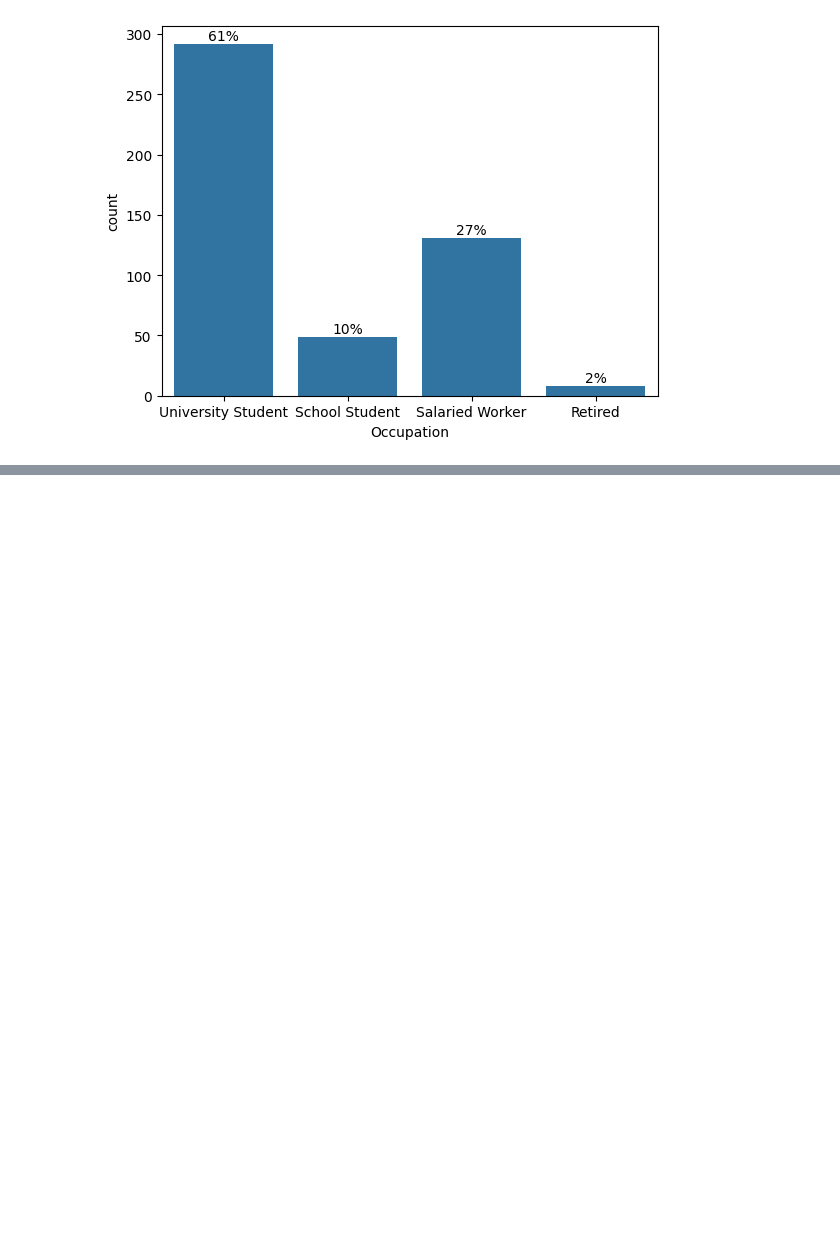
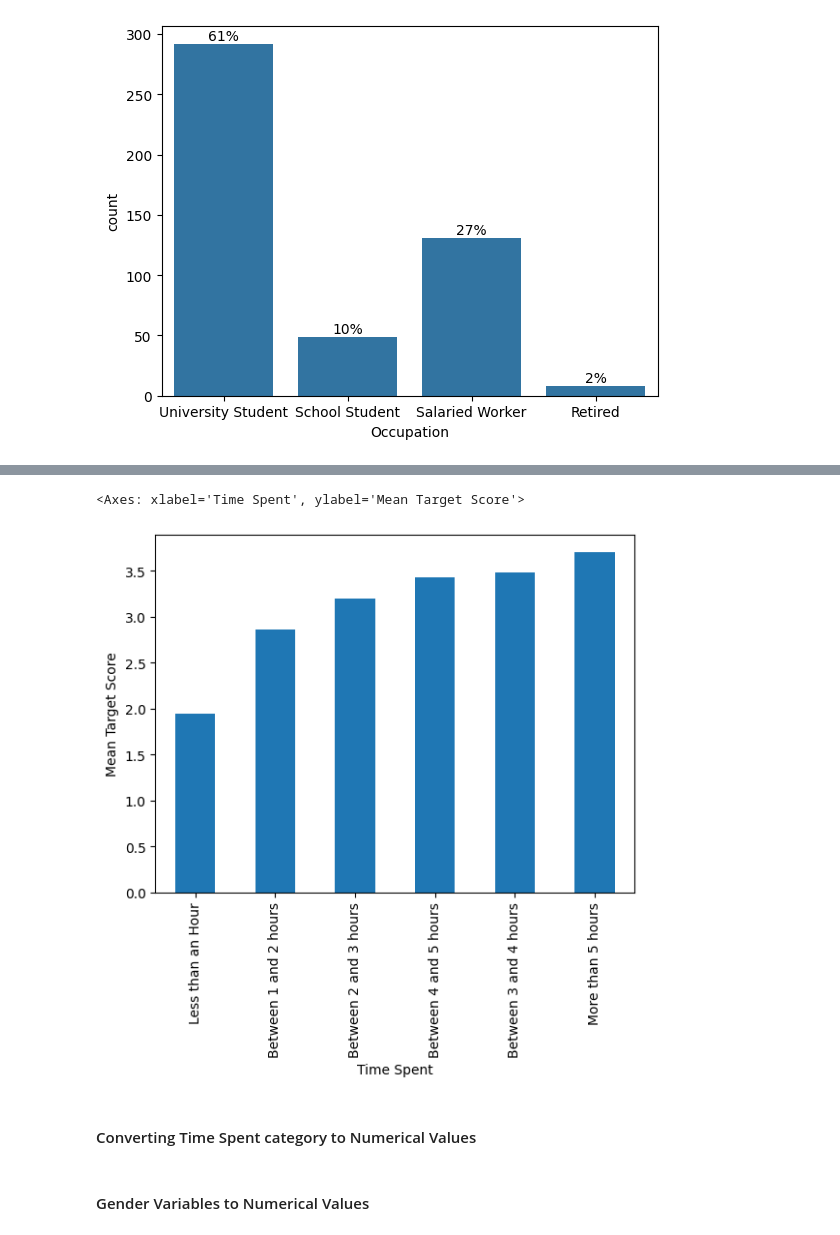
Before and after one commit to cepdnaclk/e19-co544-Concentration-Difficulty-Prediction-Model, a Jupyter notebook: notebook.ipynb, the cells around one changed output, grey strips where cells are left out. Drawn from its saved outputs; the diff is of its cells as text; code cells hidden in the pictures; blank space fills up the shorter version.

```diff
--- a/notebook.ipynb
+++ b/notebook.ipynb
@@ -245,3 +312,11 @@ for p in ax.patches:
     ax.text(p.get_x()+p.get_width()/2,height + 3,'{0:.0%}'.format(height/total),ha="center")
 # %% [output]
 [figure]
+# %%
+#Let's see the mean target score of each Time group of participants
+
+# Feature engineer the ADHD questions into one value
+adhd_columns = ['Target 1', 'Target 2', 'Target 3']
+data['Target'] = data[adhd_columns].mean(axis=1).round().astype(np.int64)
+# %%
+data.drop(columns=['Target 1', 'Target 2', 'Target 3'], inplace=True)
@@ -247,0 +337,7 @@ for p in ax.patches:
+# %%
+data.groupby('Time Spent')['Target'].mean().sort_values(ascending=True).plot.bar(ylabel='Mean Target Score')
+# %% [output]
+<Axes: xlabel='Time Spent', ylabel='Mean Target Score'>
+[figure, added]
+# %% [markdown]
+#### Converting Time Spent category to Numerical Values
@@ -247,0 +354,2 @@ for p in ax.patches:
+# %% [markdown]
+#### Gender Variables to Numerical Values
```
Also changed, not shown: parts of 32 cells of this notebook.
